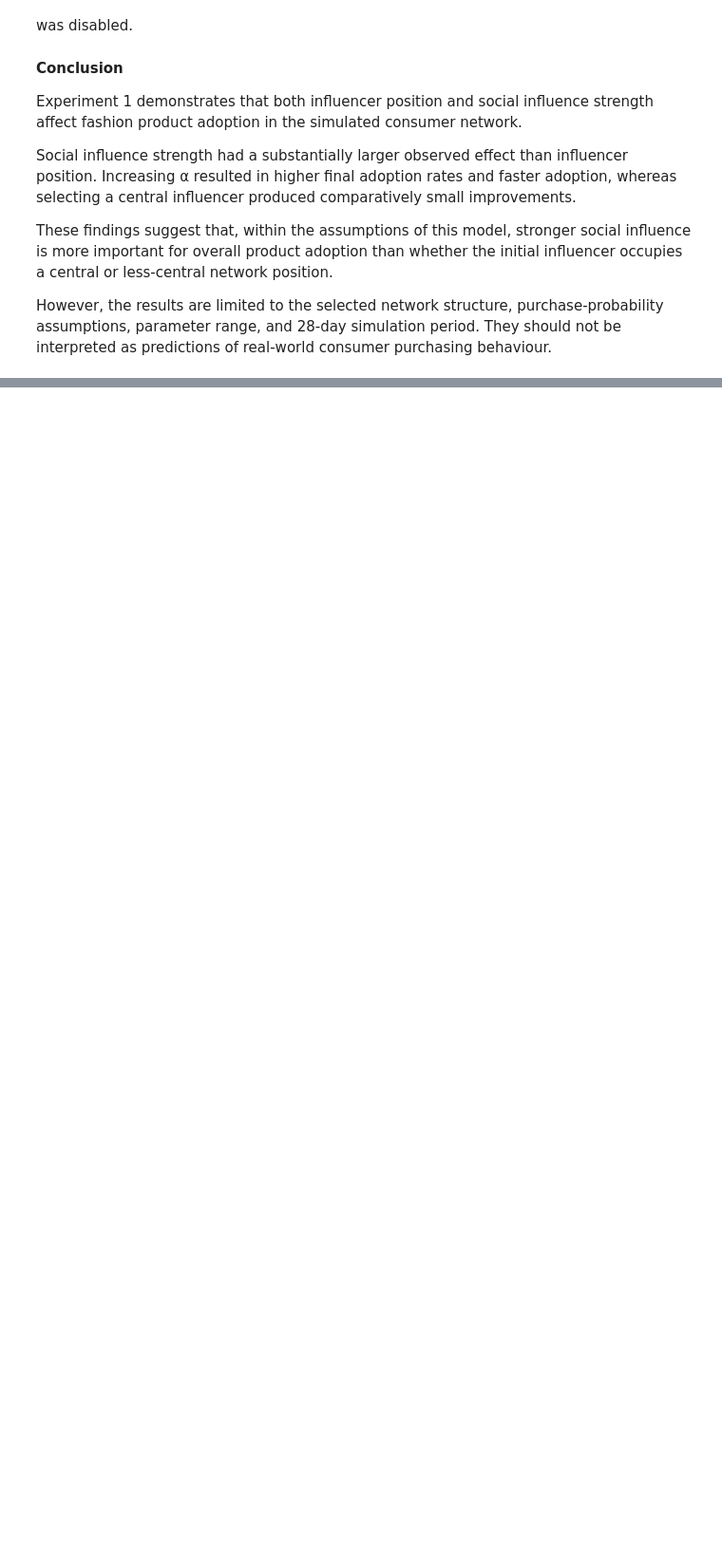
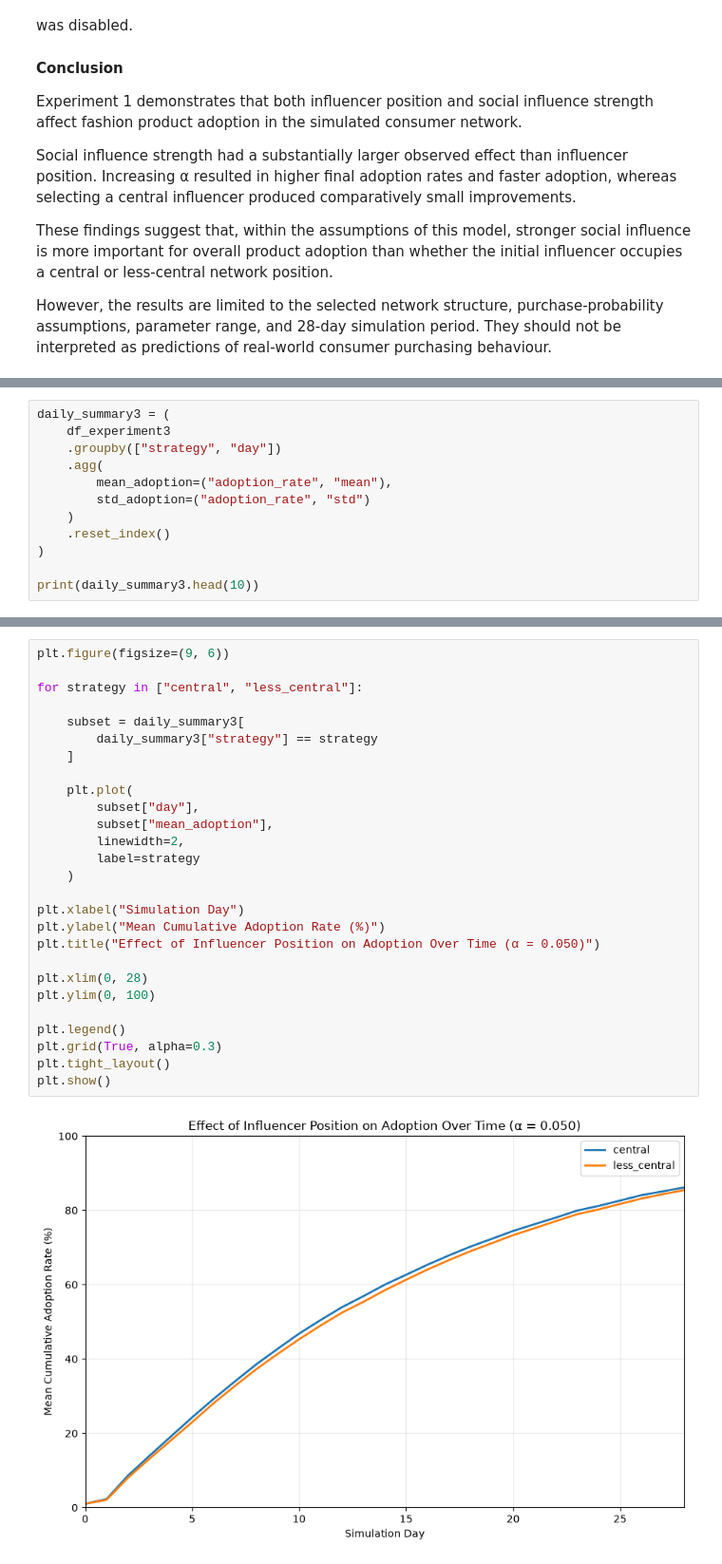
Before and after one commit to tammyweng0/UWA_computational_modelling_project, a Jupyter notebook: notebooks/experiments.ipynb, the cells around one changed output, grey strips where cells are left out. Shown at 95% size. Saved outputs shown, nothing was run; the diff lists cells and outputs as text; blank space fills up the shorter version.

```diff
--- a/notebooks/experiments.ipynb
+++ b/notebooks/experiments.ipynb
@@ -1100,0 +1342,12 @@ Explain what the results mean and discuss limitations.
+# %%
+daily_summary3 = (
+    df_experiment3
+    .groupby(["strategy", "day"])
+    .agg(
+        mean_adoption=("adoption_rate", "mean"),
+        std_adoption=("adoption_rate", "std")
+    )
+    .reset_index()
+)
+
+print(daily_summary3.head(10))
@@ -1100,0 +1366,29 @@ Explain what the results mean and discuss limitations.
+# %%
+plt.figure(figsize=(9, 6))
+
+for strategy in ["central", "less_central"]:
+
+    subset = daily_summary3[
+        daily_summary3["strategy"] == strategy
+    ]
+
+    plt.plot(
+        subset["day"],
+        subset["mean_adoption"],
+        linewidth=2,
+        label=strategy
+    )
+
+plt.xlabel("Simulation Day")
+plt.ylabel("Mean Cumulative Adoption Rate (%)")
+plt.title("Effect of Influencer Position on Adoption Over Time (α = 0.050)")
+
+plt.xlim(0, 28)
+plt.ylim(0, 100)
+
+plt.legend()
+plt.grid(True, alpha=0.3)
+plt.tight_layout()
+plt.show()
+# %% [output]
+[figure, added]
```
Also changed, not shown: parts of 18 cells of this notebook.
